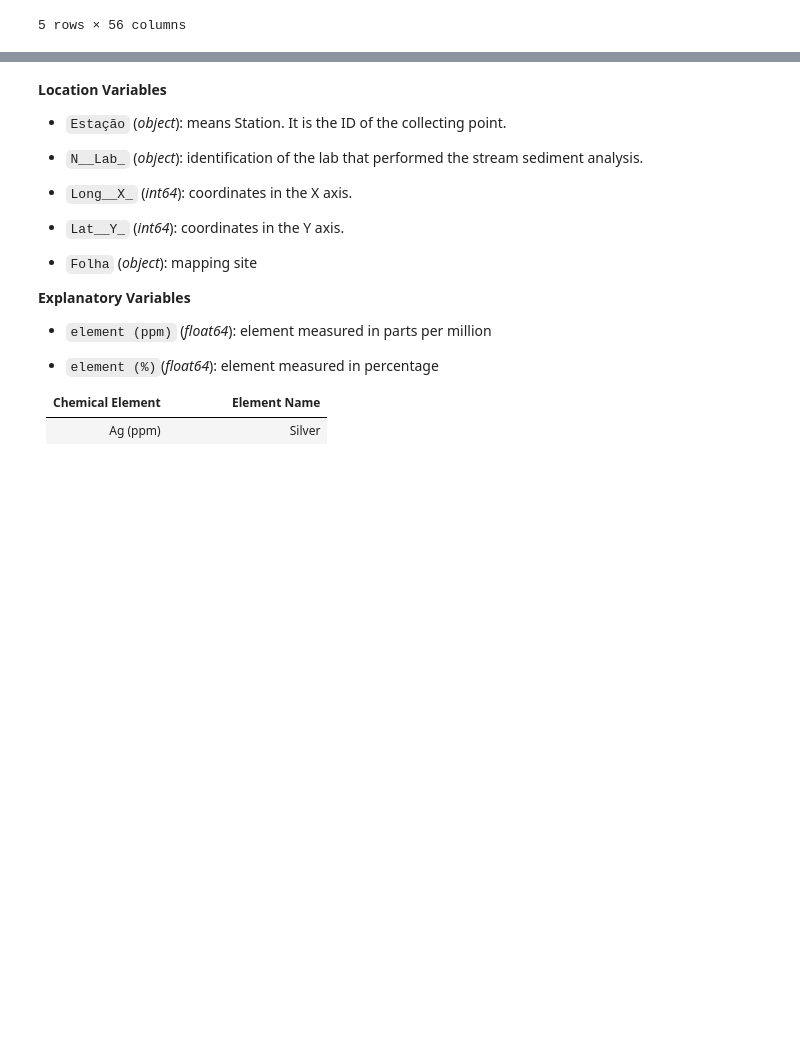
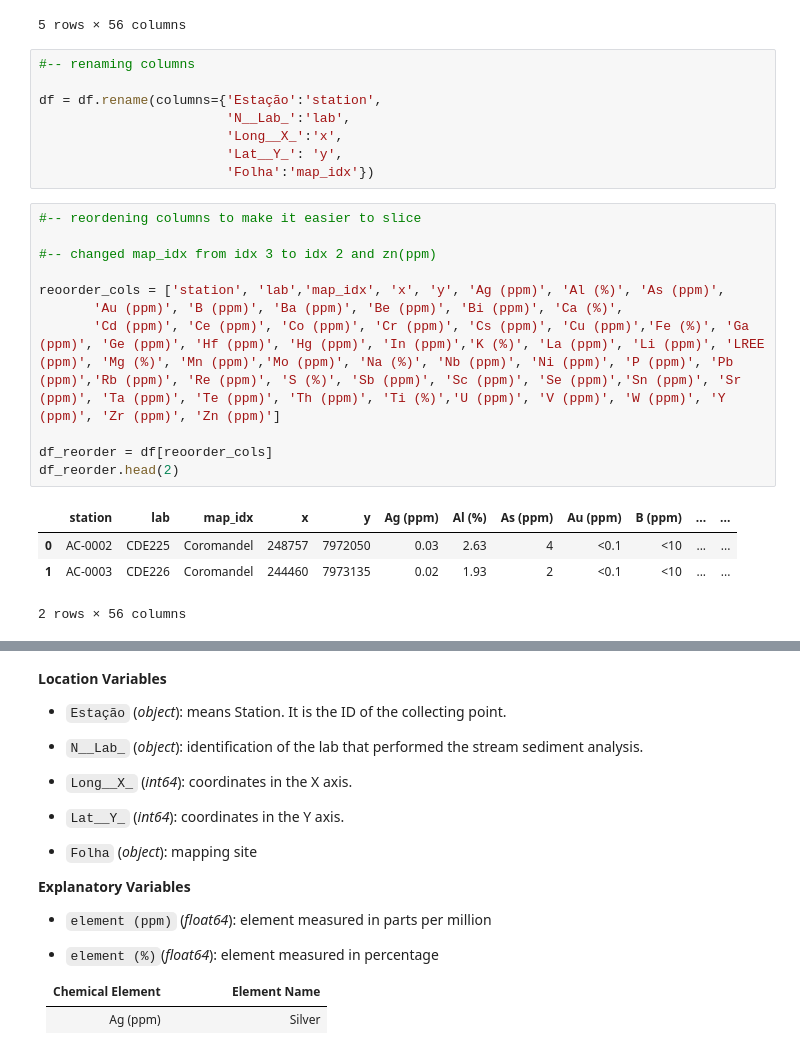
Before and after one commit to rodreras/StreamSamples_ML, a Jupyter notebook: milestone1/01_data_description.ipynb, the cells around one changed output, grey strips where cells are left out. Saved outputs shown, nothing was run; the diff lists cells and outputs as text; blank space fills up the shorter version.

```diff
--- a/milestone1/01_data_description.ipynb
+++ b/milestone1/01_data_description.ipynb
@@ -70,3 +82,27 @@ df.head()
 | 3 | AC-0005 | CDE228 | 242895 | 7970593 | Coromandel | 0.05 | 1.72 | 23 | <0.1 | <10 | ... | ... |
 | 4 | AC-0006 | CDE229 | 242999 | 7971416 | Coromandel | 0.04 | 0.97 | 7 | <0.1 | <10 | ... | ... |
 5 rows × 56 columns
+# %%
+#-- renaming columns
+
+df = df.rename(columns={'Estação':'station',
+                        'N__Lab_':'lab',
+                        'Long__X_':'x',
+                        'Lat__Y_': 'y',
+                        'Folha':'map_idx'})
+# %%
+#-- reordening columns to make it easier to slice
+
+#-- changed map_idx from idx 3 to idx 2 and zn(ppm)
+
+reoorder_cols = ['station', 'lab','map_idx', 'x', 'y', 'Ag (ppm)', 'Al (%)', 'As (ppm)',
+       'Au (ppm)', 'B (ppm)', 'Ba (ppm)', 'Be (ppm)', 'Bi (ppm)', 'Ca (%)',
+       'Cd (ppm)', 'Ce (ppm)', 'Co (ppm)', 'Cr (ppm)', 'Cs (ppm)', 'Cu (ppm)','Fe (%)', 'Ga (ppm)', 'Ge (ppm)', 'Hf (ppm)', 'Hg (ppm)', 'In (ppm)','K (%)', 'La (ppm)', 'Li (ppm)', 'LREE (ppm)', 'Mg (%)', 'Mn (ppm)','Mo (ppm)', 'Na (%)', 'Nb (ppm)', 'Ni (ppm)', 'P (ppm)', 'Pb (ppm)','Rb (ppm)', 'Re (ppm)', 'S (%)', 'Sb (ppm)', 'Sc (ppm)', 'Se (ppm)','Sn (ppm)', 'Sr (ppm)', 'Ta (ppm)', 'Te (ppm)', 'Th (ppm)', 'Ti (%)','U (ppm)', 'V (ppm)', 'W (ppm)', 'Y (ppm)', 'Zr (ppm)', 'Zn (ppm)']
+
+df_reorder = df[reoorder_cols]
+df_reorder.head(2)
+# %% [output]
+|  | station | lab | map_idx | x | y | Ag (ppm) | Al (%) | As (ppm) | Au (ppm) | B (ppm) | ... | ... |
+| 0 | AC-0002 | CDE225 | Coromandel | 248757 | 7972050 | 0.03 | 2.63 | 4 | <0.1 | <10 | ... | ... |
+| 1 | AC-0003 | CDE226 | Coromandel | 244460 | 7973135 | 0.02 | 1.93 | 2 | <0.1 | <10 | ... | ... |
+2 rows × 56 columns
```
Also changed, not shown: parts of 19 cells of this notebook, 3 other files.
